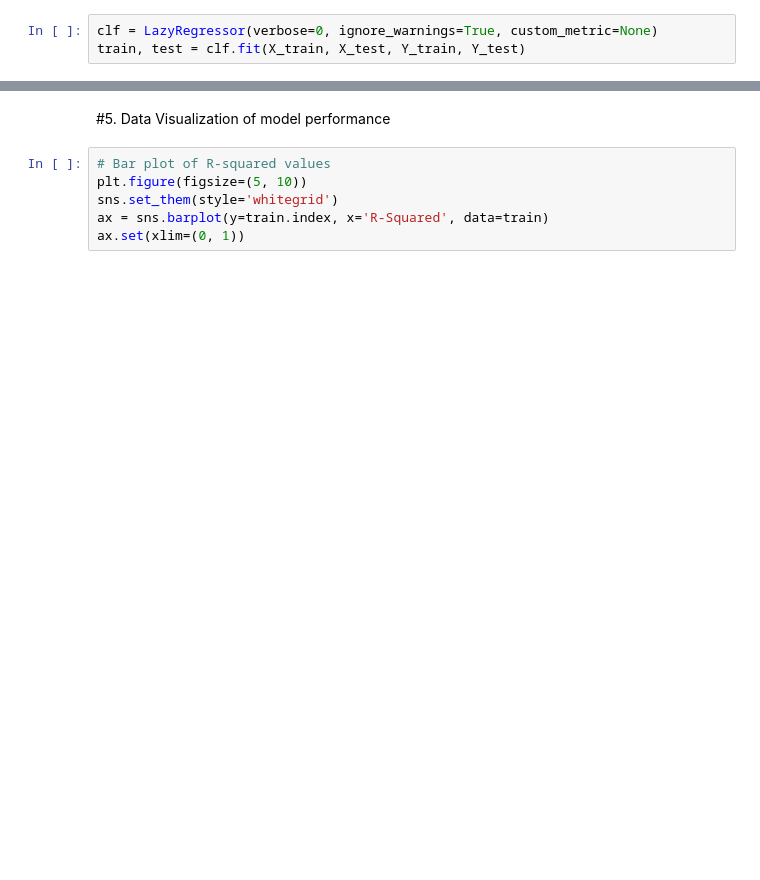
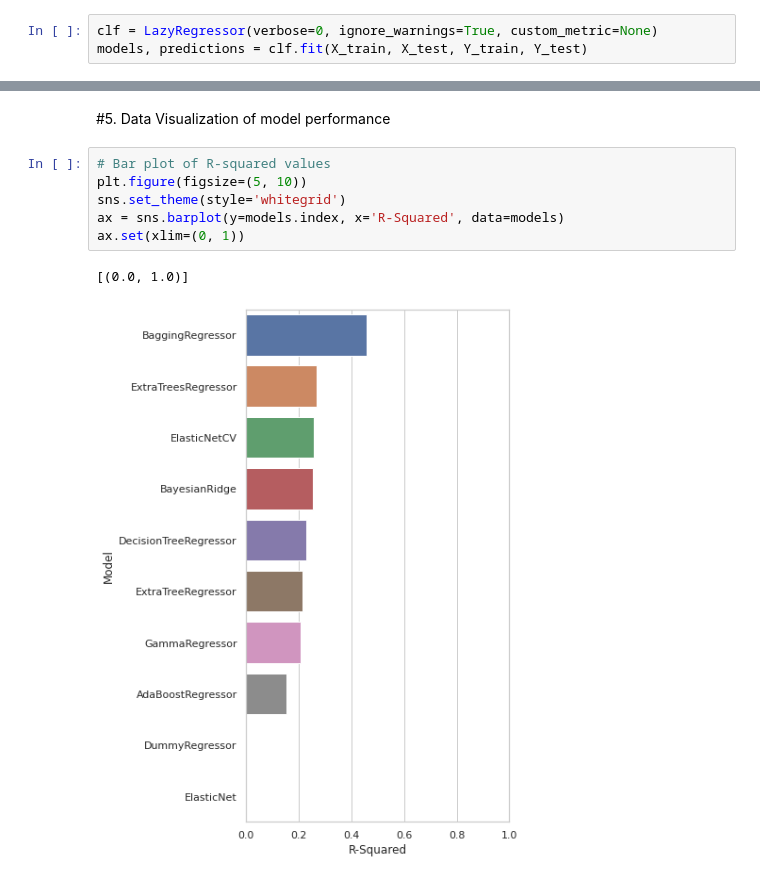
Before and after one commit to rogerioribeiromacedo/BioInformaticsProject, a Jupyter notebook: Bioinformatics_Project_Part5.ipynb, the cells around one changed output, grey strips where cells are left out. Saved outputs shown, nothing was run; the diff lists cells and outputs as text; blank space fills up the shorter version.

```diff
--- a/Bioinformatics_Project_Part5.ipynb
+++ b/Bioinformatics_Project_Part5.ipynb
@@ -47,5 +81,5 @@ X_train, X_test, Y_train, Y_test = train_test_split(X, Y, test_size=0.2)
 # %%
 clf = LazyRegressor(verbose=0, ignore_warnings=True, custom_metric=None)
-train, test = clf.fit(X_train, X_test, Y_train, Y_test)
+models, predictions = clf.fit(X_train, X_test, Y_train, Y_test)
 # %%
 # Performance table of the training set (80% subset)
@@ -58,9 +118,12 @@ test
 # %%
 # Bar plot of R-squared values
 plt.figure(figsize=(5, 10))
-sns.set_them(style='whitegrid')
-ax = sns.barplot(y=train.index, x='R-Squared', data=train)
+sns.set_theme(style='whitegrid')
+ax = sns.barplot(y=models.index, x='R-Squared', data=models)
 ax.set(xlim=(0, 1))
+# %% [output]
+[(0.0, 1.0)]
+[figure, added]
 # %%
 # Bar plot of RMSE values
 plt.figure(figsize=(5, 10))
```
Also changed, not shown: parts of 6 cells of this notebook.
